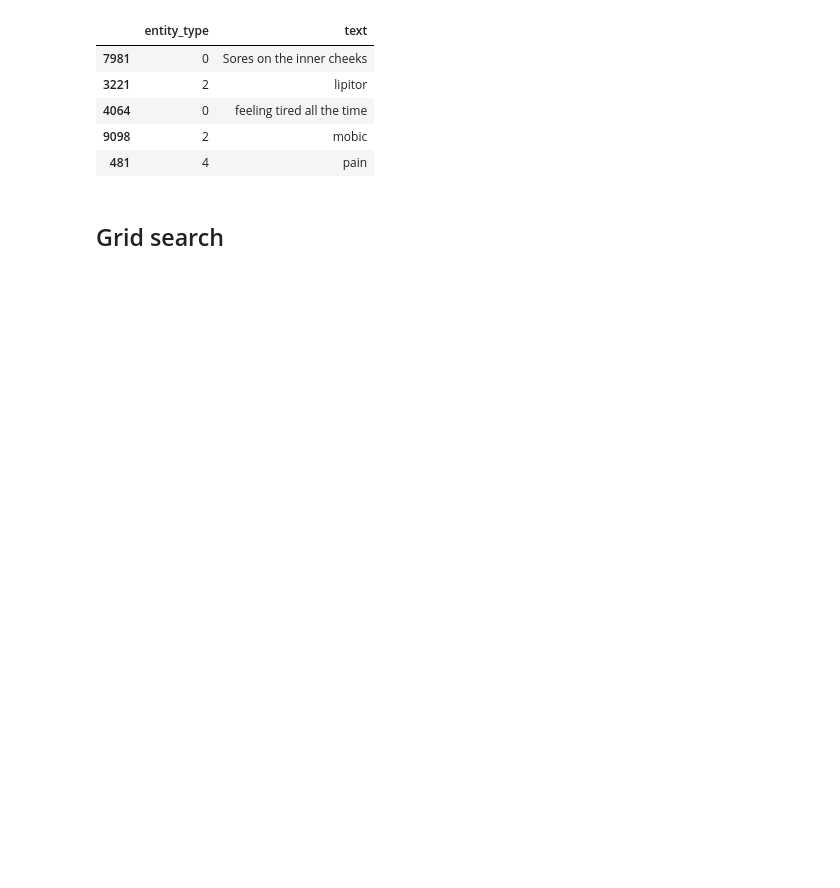
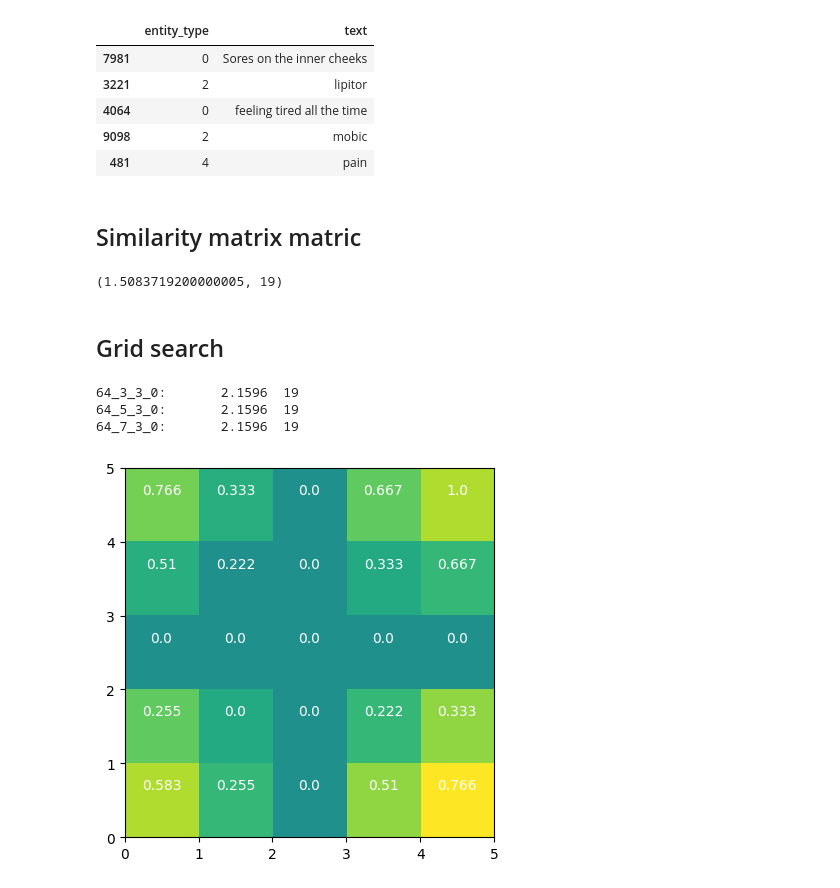
Before and after one commit to Bognanna/LLM-NER-metrics, a Jupyter notebook: notebooks/fasttext_train_model.ipynb, the cells around one changed output. Drawn from its saved outputs; the diff is of its cells as text; code cells hidden in the pictures; blank space fills up the shorter version.

Commit message:
Added metric to compare models in grid search

```diff
--- a/notebooks/fasttext_train_model.ipynb
+++ b/notebooks/fasttext_train_model.ipynb
@@ -262,16 +285,41 @@ val.head()
 | 4064 | 0 | feeling tired all the time |
 | 9098 | 2 | mobic |
 | 481 | 4 | pain |
+# %% [markdown]
+## Similarity matrix matric
 # %%
-## TODO Metryka do oceniania bliskości embeddingów
+similarity_matrix=[
+    [0.65326867, 0.50436608, 0.54396547, 0.60149205, 0.68317299],
+    [0.50436608, 0.49722514, 0.5039656,  0.51631858, 0.48195767],
+    [0.54396547, 0.5039656,  0.67149904, 0.49680017, 0.54134704],
+    [0.60149205, 0.51631858, 0.49680017, 0.55389526, 0.55522851],
+    [0.68317299, 0.48195767, 0.54134704, 0.55522851, 0.71551195]
+]
+
+def similarity_matrix_metrics(similarity_matrix):
+    sim_len = len(similarity_matrix)
+    score = 0 #count difference between similarities
+    count = 0 #count number of similarities that are less or equal to similaraity within the same class
+    for i in range(sim_len):
+        for j in range(sim_len):
+
+            score += similarity_matrix[i][i] - similarity_matrix[i][j]
+            if similarity_matrix[i][i]-similarity_matrix[i][j] >= 0:
+                count += 1
+
+    return score, count
+
+similarity_matrix_metrics(similarity_matrix)
+# %% [output]
+(1.5083719200000005, 19)
 # %% [markdown]
 ## Grid search
 # %%
 params = {
-    "vector_size": [64, 128, 256],
+    "vector_size": [64],
     "window": [3, 5, 7],
-    "min_count": [2, 3, 10],
-    "sg": [0, 1]
+    "min_count": [3],
+    "sg": [0]
 }
 # %%
 for vector_size in params["vector_size"]:
@@ -279,7 +327,7 @@ for vector_size in params["vector_size"]:
         for min_count in params["min_count"]:
             for sg in params["sg"]:
 
-                model = FastText(docs,
+                model = FastText(train,
                  vector_size=vector_size,
                  window=window,
                  min_count = min_count,
@@ -291,4 +339,17 @@ for vector_size in params["vector_size"]:
 
                 ft_mapping = model.wv
 
+                similarity_matrix = calculate_similarity_matrix(val.head(100), ft_mapping)
+                score, count = similarity_matrix_metrics(similarity_matrix)
+
+                print(f'{vector_size}_{window}_{min_count}_{sg}:\t{score:.4f}\t{count}')
+
                 # model.save(f'..//models//cadec_corpus_01_{vector_size}_{window}_{min_count}_{sg}.ft')
+# %% [output]
+64_3_3_0:       2.1596  19
+64_5_3_0:       2.1596  19
+64_7_3_0:       2.1596  19
+# %%
+plot_similarity_matrix(similarity_matrix)
+# %% [output]
+[figure, added]
```
Also changed, not shown: parts of 5 cells of this notebook.
